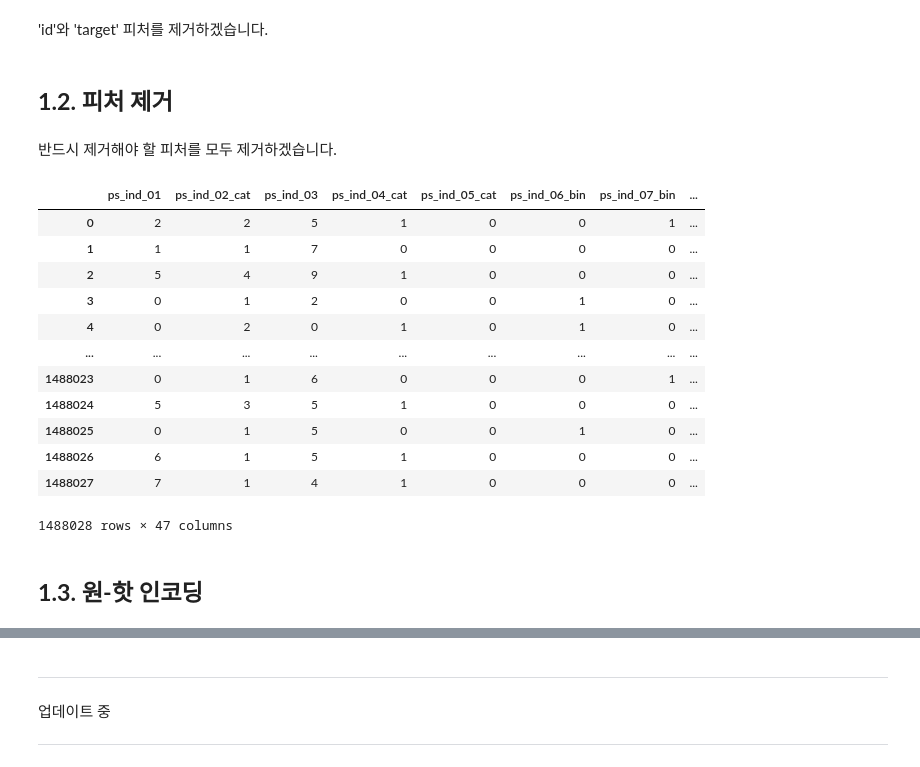
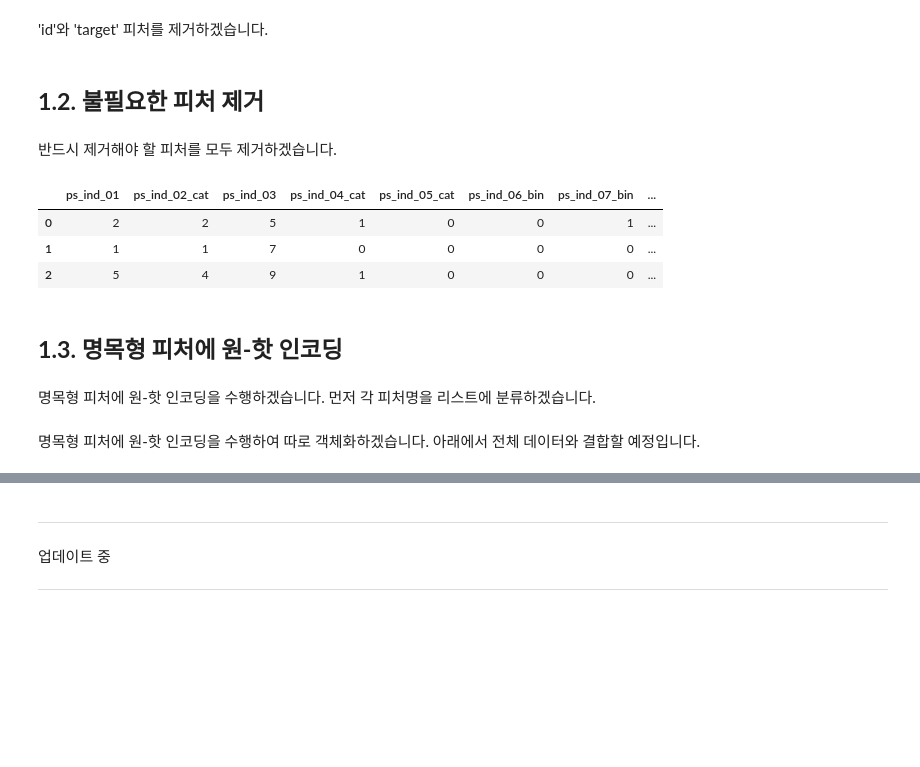
Before and after one commit to LeeSeungwon89/Kaggle_Dacon_Practice, a Jupyter notebook: 2. Porto_Seguro’s_Safe_Driver_Prediction_baseline_model.ipynb, the cells around one changed output, grey strips where cells are left out. Cells and saved outputs as stored; diff of their text form; code cells hidden in the pictures; blank space fills up the shorter version.

```diff
--- a/2. Porto_Seguro’s_Safe_Driver_Prediction_baseline_model.ipynb
+++ b/2. Porto_Seguro’s_Safe_Driver_Prediction_baseline_model.ipynb
@@ -138,7 +138,7 @@ memory usage: 669.8 MB
 # %%
 all_data.drop(['id', 'target'], axis=1, inplace=True)
 # %% [markdown]
-## **1.2. 피처 제거**
+## **1.2. 불필요한 피처 제거**
 # %% [markdown]
 반드시 제거해야 할 피처를 모두 제거하겠습니다.
 # %%
@@ -147,23 +147,16 @@ drop_all = ['ps_calc_15_bin', 'ps_calc_16_bin', 'ps_calc_17_bin', 'ps_calc_18_bi
             'ps_calc_04']
 all_data.drop(drop_all, axis=1, inplace=True)
 # %%
-all_data
+all_data.head(3)
 # %% [output]
 |  | ps_ind_01 | ps_ind_02_cat | ps_ind_03 | ps_ind_04_cat | ps_ind_05_cat | ps_ind_06_bin | ps_ind_07_bin | ... |
 | 0 | 2 | 2 | 5 | 1 | 0 | 0 | 1 | ... |
 | 1 | 1 | 1 | 7 | 0 | 0 | 0 | 0 | ... |
 | 2 | 5 | 4 | 9 | 1 | 0 | 0 | 0 | ... |
-| 3 | 0 | 1 | 2 | 0 | 0 | 1 | 0 | ... |
-| 4 | 0 | 2 | 0 | 1 | 0 | 1 | 0 | ... |
-| ... | ... | ... | ... | ... | ... | ... | ... | ... |
-| 1488023 | 0 | 1 | 6 | 0 | 0 | 0 | 1 | ... |
-| 1488024 | 5 | 3 | 5 | 1 | 0 | 0 | 0 | ... |
-| 1488025 | 0 | 1 | 5 | 0 | 0 | 1 | 0 | ... |
-| 1488026 | 6 | 1 | 5 | 1 | 0 | 0 | 0 | ... |
-| 1488027 | 7 | 1 | 4 | 1 | 0 | 0 | 0 | ... |
-1488028 rows × 47 columns
 # %% [markdown]
-## **1.3. 원-핫 인코딩**
+## **1.3. 명목형 피처에 원-핫 인코딩**
+# %% [markdown]
+명목형 피처에 원-핫 인코딩을 수행하겠습니다. 먼저 각 피처명을 리스트에 분류하겠습니다.
 # %%
 list_category =[]
 list_bin = []
@@ -179,5 +172,7 @@ for column in all_data.columns:
         list_continuous.append(column)
     elif (all_data[column].dtype == 'int64'):
         list_ordinal.append(column)
+# %% [markdown]
+명목형 피처에 원-핫 인코딩을 수행하여 따로 객체화하겠습니다. 아래에서 전체 데이터와 결합할 예정입니다.
 # %%
 from sklearn.preprocessing import OneHotEncoder
```
Also changed, not shown: parts of 16 cells of this notebook.
